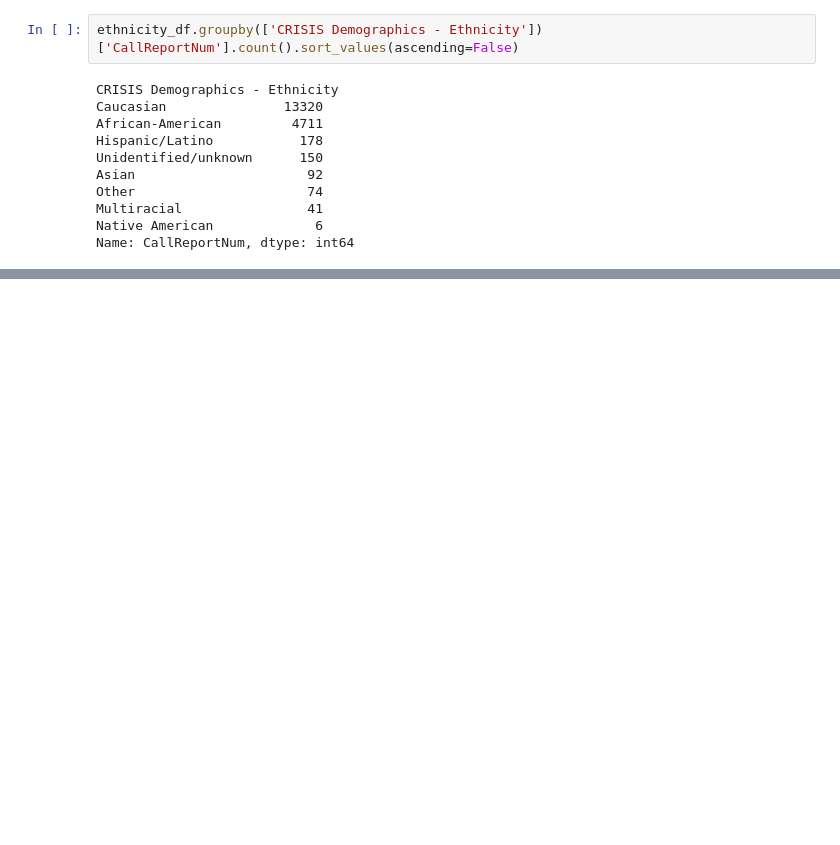
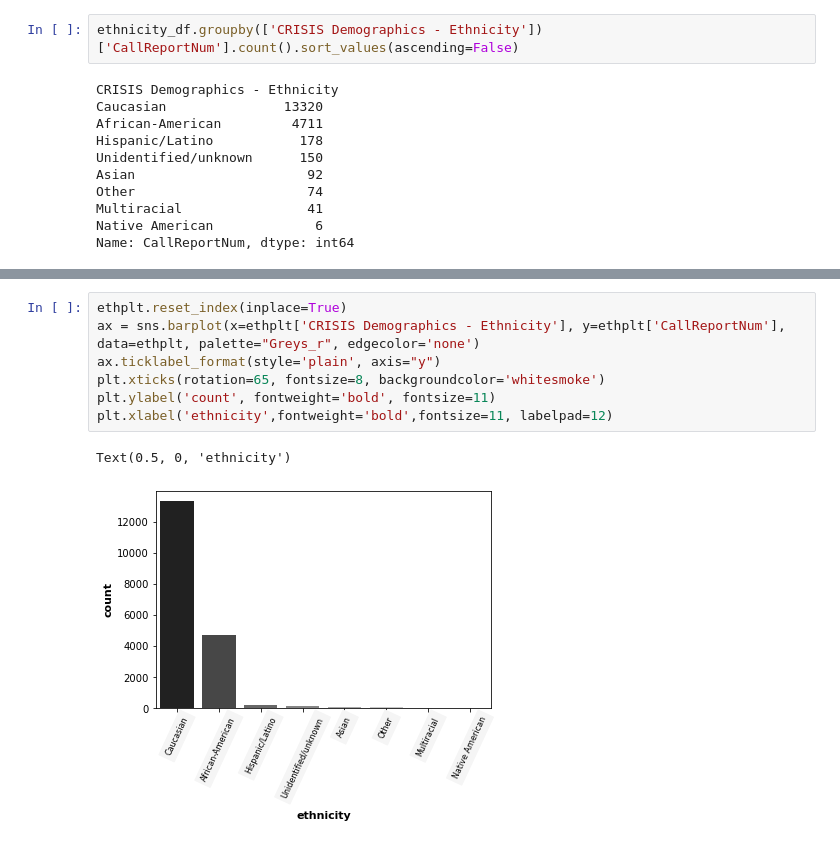
Before and after one commit to NSS-Data-Analytics-Cohort-6/fcs-crisis-holi-data-in-the-sun, a Jupyter notebook: notebook/crisis exploration 2.ipynb, the cells around one changed output, grey strips where cells are left out. Drawn from its saved outputs; the diff is of its cells as text; blank space fills up the shorter version.

```diff
--- a/notebook/crisis exploration 2.ipynb
+++ b/notebook/crisis exploration 2.ipynb
@@ -91,0 +131,10 @@ Name: CallReportNum, dtype: int64
+# %%
+ethplt.reset_index(inplace=True)
+ax = sns.barplot(x=ethplt['CRISIS Demographics - Ethnicity'], y=ethplt['CallReportNum'], data=ethplt, palette="Greys_r", edgecolor='none')
+ax.ticklabel_format(style='plain', axis="y")
+plt.xticks(rotation=65, fontsize=8, backgroundcolor='whitesmoke')
+plt.ylabel('count', fontweight='bold', fontsize=11)
+plt.xlabel('ethnicity',fontweight='bold',fontsize=11, labelpad=12)
+# %% [output]
+Text(0.5, 0, 'ethnicity')
+[figure, added]
```
Also changed, not shown: parts of 4 cells of this notebook.
